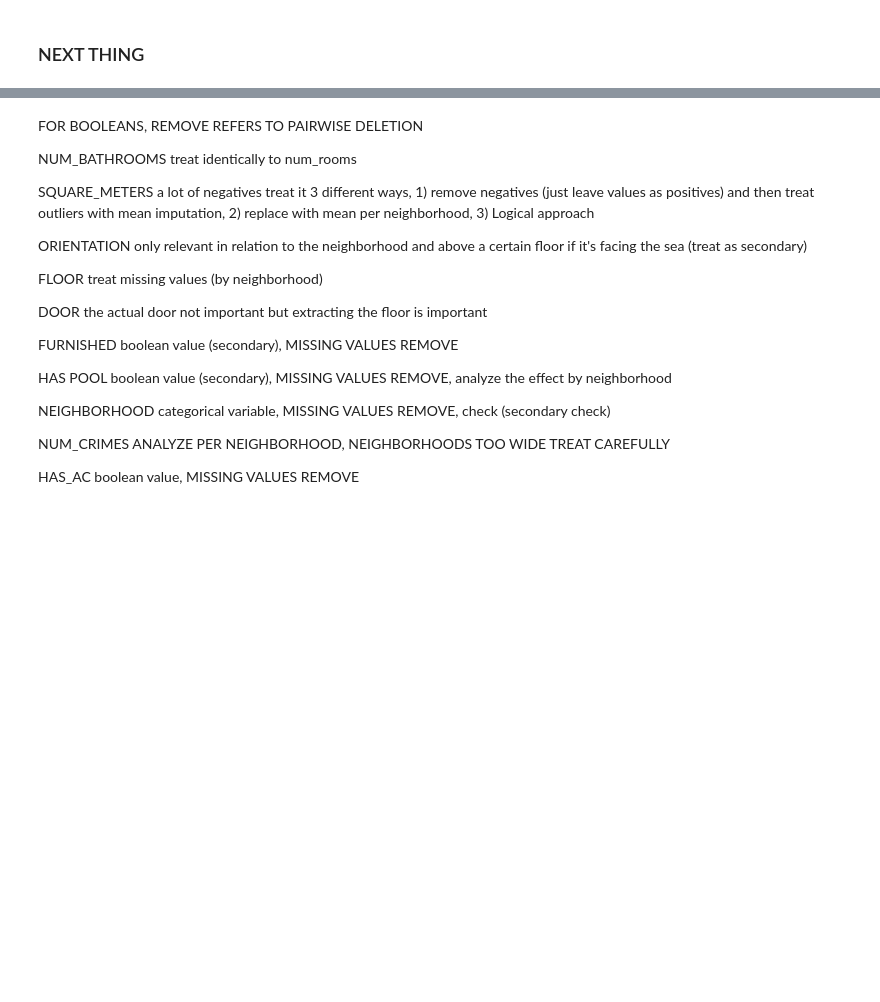
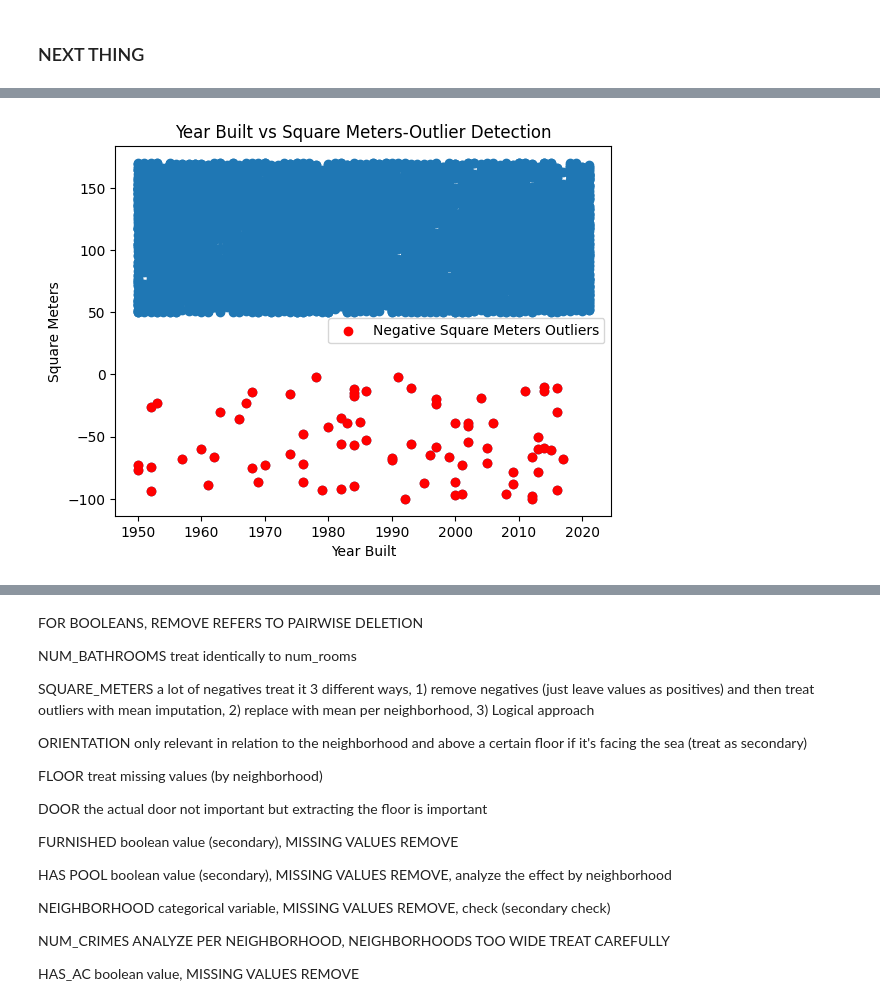
Before and after one commit to monbiote/Barcelona_Apartment_Price_Predictor, a Jupyter notebook: Sarria_nb.ipynb, the cells around one changed output, grey strips where cells are left out. Drawn from its saved outputs; the diff is of its cells as text; code cells hidden in the pictures; blank space fills up the shorter version.

```diff
--- a/Sarria_nb.ipynb
+++ b/Sarria_nb.ipynb
@@ -259,0 +275,18 @@ print(len(outliers)) # too many outliers, propose mean imputation per neighborho
+# %%
+#drill into square_meters data
+plt.scatter(df_train['year_built'], df_train['square_meters'])
+
+outliers = df_train[df_train['square_meters'] < 0]
+plt.scatter(outliers['year_built'], outliers['square_meters'], color='red', label='Negative Square Meters Outliers')
+
+# Label  axes and add a title
+plt.xlabel('Year Built')
+plt.ylabel('Square Meters')
+plt.title('Year Built vs Square Meters-Outlier Detection')
+
+plt.legend()
+
+# Show the plot
+plt.show()
+# %% [output]
+[figure, added]
```
Also changed, not shown: parts of 9 cells of this notebook.
